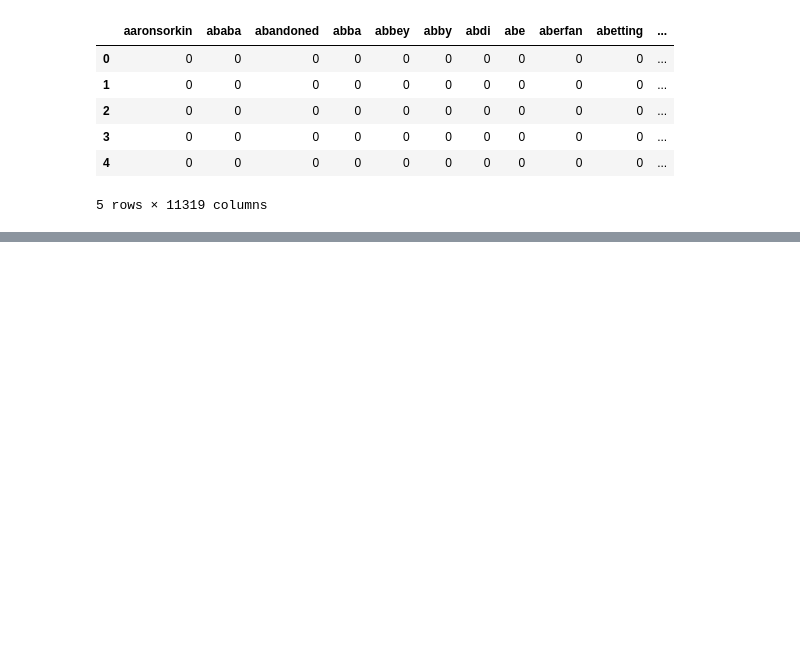
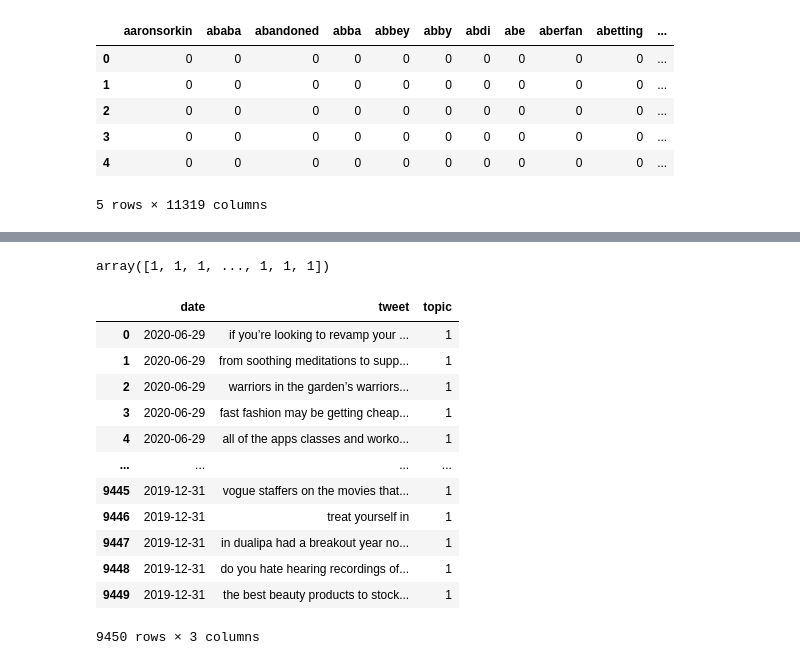
Before and after one commit to albasitdikova/NLP_analysis_Vogue, a Jupyter notebook: Web_scraping_and_PreProcessing.ipynb, the cells around one changed output, grey strips where cells are left out. Cells and saved outputs as stored; diff of their text form; code cells hidden in the pictures; blank space fills up the shorter version.

```diff
--- a/Web_scraping_and_PreProcessing.ipynb
+++ b/Web_scraping_and_PreProcessing.ipynb
@@ -120,0 +219,4 @@ pd.DataFrame(X_cv1.toarray(), columns=cv1.get_feature_names()).head()
+# %%
+doc_topic.argmax(axis=1)
+# %% [output]
+array([1, 1, 1, ..., 1, 1, 1])
@@ -120,0 +225,16 @@ pd.DataFrame(X_cv1.toarray(), columns=cv1.get_feature_names()).head()
+# %%
+df
+# %% [output]
+|  | date | tweet | topic |
+| 0 | 2020-06-29 | if you’re looking to revamp your ... | 1 |
+| 1 | 2020-06-29 | from soothing meditations to supp... | 1 |
+| 2 | 2020-06-29 | warriors in the garden’s warriors... | 1 |
+| 3 | 2020-06-29 | fast fashion may be getting cheap... | 1 |
+| 4 | 2020-06-29 | all of the apps classes and worko... | 1 |
+| ... | ... | ... | ... |
+| 9445 | 2019-12-31 | vogue staffers on the movies that... | 1 |
+| 9446 | 2019-12-31 | treat yourself in | 1 |
+| 9447 | 2019-12-31 | in dualipa had a breakout year no... | 1 |
+| 9448 | 2019-12-31 | do you hate hearing recordings of... | 1 |
+| 9449 | 2019-12-31 | the best beauty products to stock... | 1 |
+9450 rows × 3 columns
```
Also changed, not shown: parts of 42 cells of this notebook.
